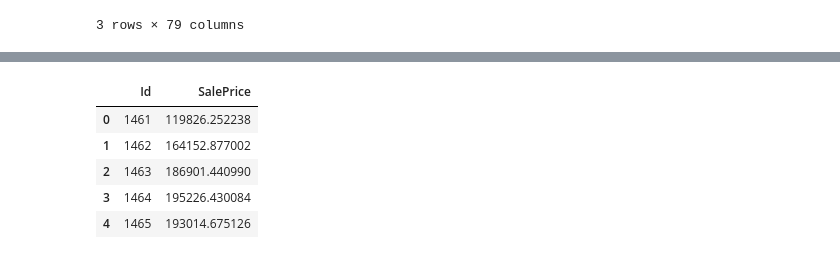
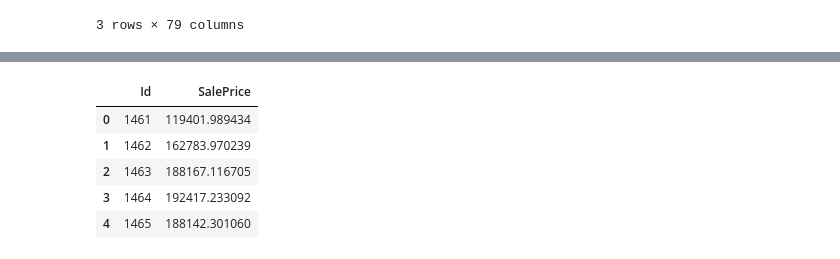
Before and after one commit to RuntianZ/kaggle, a Jupyter notebook: house-prices-catboost-cv.ipynb, the cells around one changed output, grey strips where cells are left out. Saved outputs shown, nothing was run; the diff lists cells and outputs as text; code cells hidden in the pictures.

```diff
--- a/house-prices-catboost-cv.ipynb
+++ b/house-prices-catboost-cv.ipynb
@@ -99,9 +99,9 @@ model = CatBoostRegressor()
 
 # Set up the parameter grid
 param_grid = {
-    'depth': [4, 6, 8],
-    'learning_rate': [0.01, 0.05, 0.1],
-    'iterations': [100, 500, 1000]
+    'depth': [4, 6, 8, 10],
+    'learning_rate': [0.01, 0.03, 0.05, 0.1, 0.15, 0.2],
+    'iterations': [100, 500, 1000, 1500, 2000]
 }
 
 # Configure GridSearchCV
@@ -136,11 +136,9 @@ Best RMSE: 25796.79756662645
 # %%
 # Initialize CatBoostRegressor
 model = CatBoostRegressor(
-    iterations=1000,
-    learning_rate=0.05,
-    depth=4,
     cat_features=categorical_columns.to_list(),
-    verbose=200
+    verbose=200,
+    **grid_search.best_params_
 )
 
 # Train the model
@@ -200,12 +190,12 @@ output.head()
 # %%
 sample_submission_df = pd.read_csv('data/house-prices/sample_submission.csv')
 sample_submission_df['SalePrice'] = model.predict(test_data)
-sample_submission_df.to_csv('working/catboost-cv.csv', index=False)
+sample_submission_df.to_csv('working/catboost-cv-more.csv', index=False)
 sample_submission_df.head()
 # %% [output]
 |  | Id | SalePrice |
-| 0 | 1461 | 119826.252238 |
-| 1 | 1462 | 164152.877002 |
-| 2 | 1463 | 186901.440990 |
-| 3 | 1464 | 195226.430084 |
-| 4 | 1465 | 193014.675126 |
+| 0 | 1461 | 119401.989434 |
+| 1 | 1462 | 162783.970239 |
+| 2 | 1463 | 188167.116705 |
+| 3 | 1464 | 192417.233092 |
+| 4 | 1465 | 188142.301060 |
```
Also changed, not shown: parts of 4 cells of this notebook, 2 other files.
